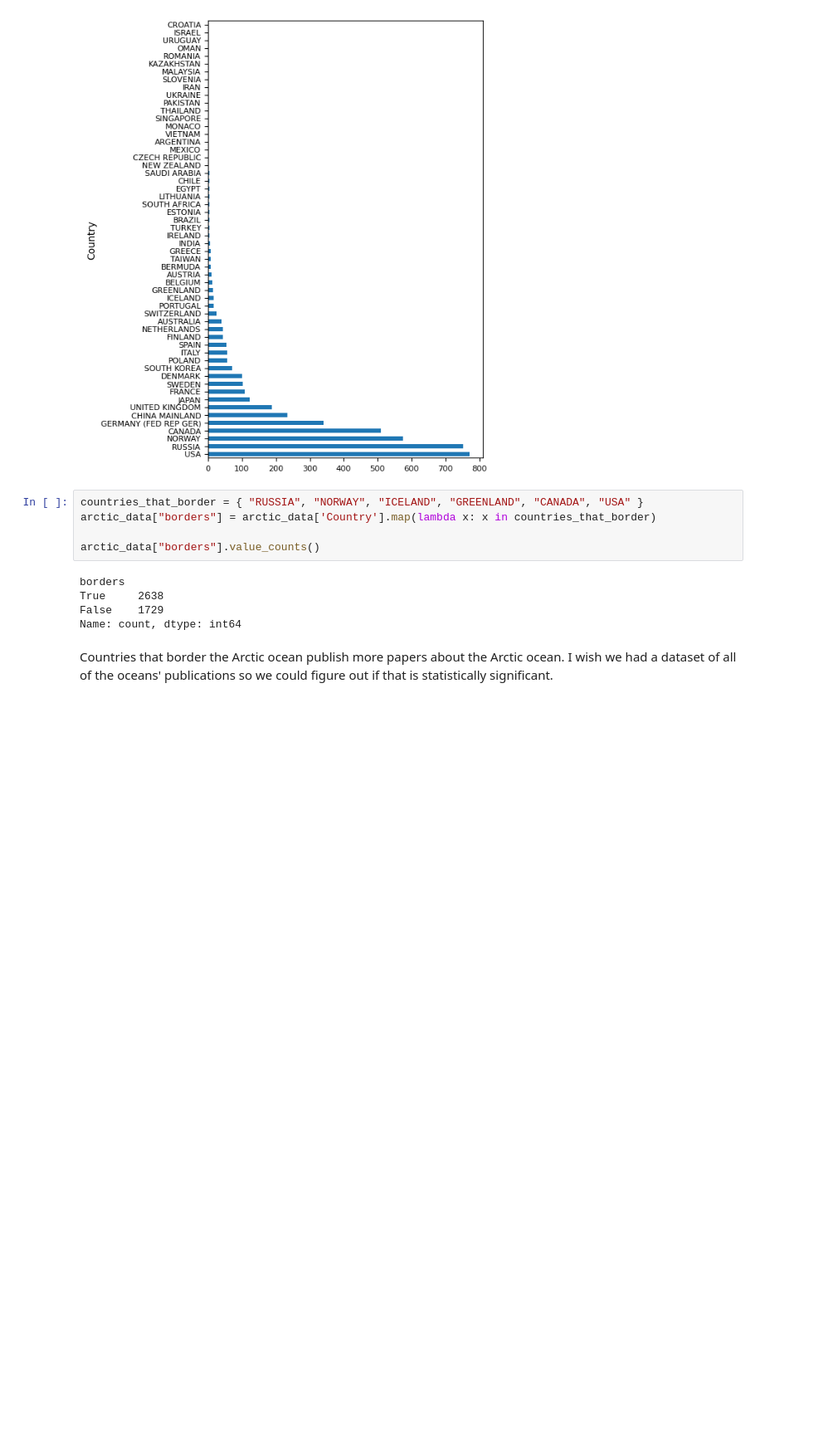
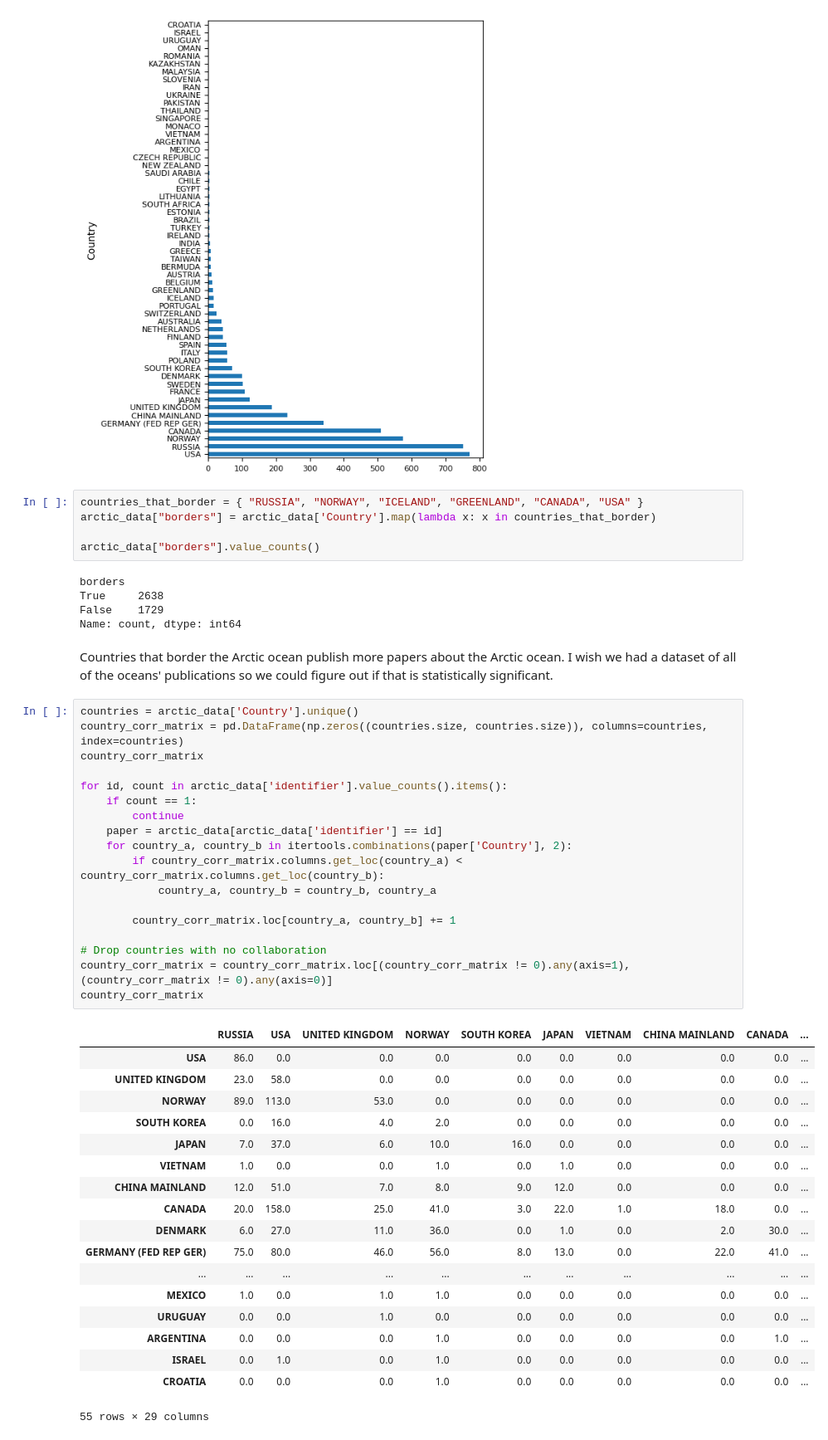
Before and after one commit to wilSecord/studio-projects, a Jupyter notebook: explore.ipynb, the cells around one changed output. Shown at 83% size. Cells and saved outputs as stored; diff of their text form; blank space fills up the shorter version.

```diff
--- a/explore.ipynb
+++ b/explore.ipynb
@@ -86,3 +88,40 @@ False    1729
 Name: count, dtype: int64
 # %% [markdown]
 Countries that border the Arctic ocean publish more papers about the Arctic ocean. I wish we had a dataset of all of the oceans' publications so we could figure out if that is statistically significant.
+# %%
+countries = arctic_data['Country'].unique()
+country_corr_matrix = pd.DataFrame(np.zeros((countries.size, countries.size)), columns=countries, index=countries)
+country_corr_matrix
+
+for id, count in arctic_data['identifier'].value_counts().items():
+    if count == 1:
+        continue
+    paper = arctic_data[arctic_data['identifier'] == id]
+    for country_a, country_b in itertools.combinations(paper['Country'], 2):
+        if country_corr_matrix.columns.get_loc(country_a) < country_corr_matrix.columns.get_loc(country_b):
+            country_a, country_b = country_b, country_a
+
+        country_corr_matrix.loc[country_a, country_b] += 1
+
+# Drop countries with no collaboration
+country_corr_matrix = country_corr_matrix.loc[(country_corr_matrix != 0).any(axis=1), (country_corr_matrix != 0).any(axis=0)]
+country_corr_matrix
+# %% [output]
+|  | RUSSIA | USA | UNITED KINGDOM | NORWAY | SOUTH KOREA | JAPAN | VIETNAM | CHINA MAINLAND | CANADA | ... |
+| USA | 86.0 | 0.0 | 0.0 | 0.0 | 0.0 | 0.0 | 0.0 | 0.0 | 0.0 | ... |
+| UNITED KINGDOM | 23.0 | 58.0 | 0.0 | 0.0 | 0.0 | 0.0 | 0.0 | 0.0 | 0.0 | ... |
+| NORWAY | 89.0 | 113.0 | 53.0 | 0.0 | 0.0 | 0.0 | 0.0 | 0.0 | 0.0 | ... |
+| SOUTH KOREA | 0.0 | 16.0 | 4.0 | 2.0 | 0.0 | 0.0 | 0.0 | 0.0 | 0.0 | ... |
+| JAPAN | 7.0 | 37.0 | 6.0 | 10.0 | 16.0 | 0.0 | 0.0 | 0.0 | 0.0 | ... |
+| VIETNAM | 1.0 | 0.0 | 0.0 | 1.0 | 0.0 | 1.0 | 0.0 | 0.0 | 0.0 | ... |
+| CHINA MAINLAND | 12.0 | 51.0 | 7.0 | 8.0 | 9.0 | 12.0 | 0.0 | 0.0 | 0.0 | ... |
+| CANADA | 20.0 | 158.0 | 25.0 | 41.0 | 3.0 | 22.0 | 1.0 | 18.0 | 0.0 | ... |
+| DENMARK | 6.0 | 27.0 | 11.0 | 36.0 | 0.0 | 1.0 | 0.0 | 2.0 | 30.0 | ... |
+| GERMANY (FED REP GER) | 75.0 | 80.0 | 46.0 | 56.0 | 8.0 | 13.0 | 0.0 | 22.0 | 41.0 | ... |
+| ... | ... | ... | ... | ... | ... | ... | ... | ... | ... | ... |
+| MEXICO | 1.0 | 0.0 | 1.0 | 1.0 | 0.0 | 0.0 | 0.0 | 0.0 | 0.0 | ... |
+| URUGUAY | 0.0 | 0.0 | 1.0 | 0.0 | 0.0 | 0.0 | 0.0 | 0.0 | 0.0 | ... |
+| ARGENTINA | 0.0 | 0.0 | 0.0 | 1.0 | 0.0 | 0.0 | 0.0 | 0.0 | 1.0 | ... |
+| ISRAEL | 0.0 | 1.0 | 0.0 | 1.0 | 0.0 | 0.0 | 0.0 | 0.0 | 0.0 | ... |
+| CROATIA | 0.0 | 0.0 | 0.0 | 1.0 | 0.0 | 0.0 | 0.0 | 0.0 | 0.0 | ... |
+55 rows × 29 columns
```
Also changed, not shown: parts of 4 cells of this notebook.
